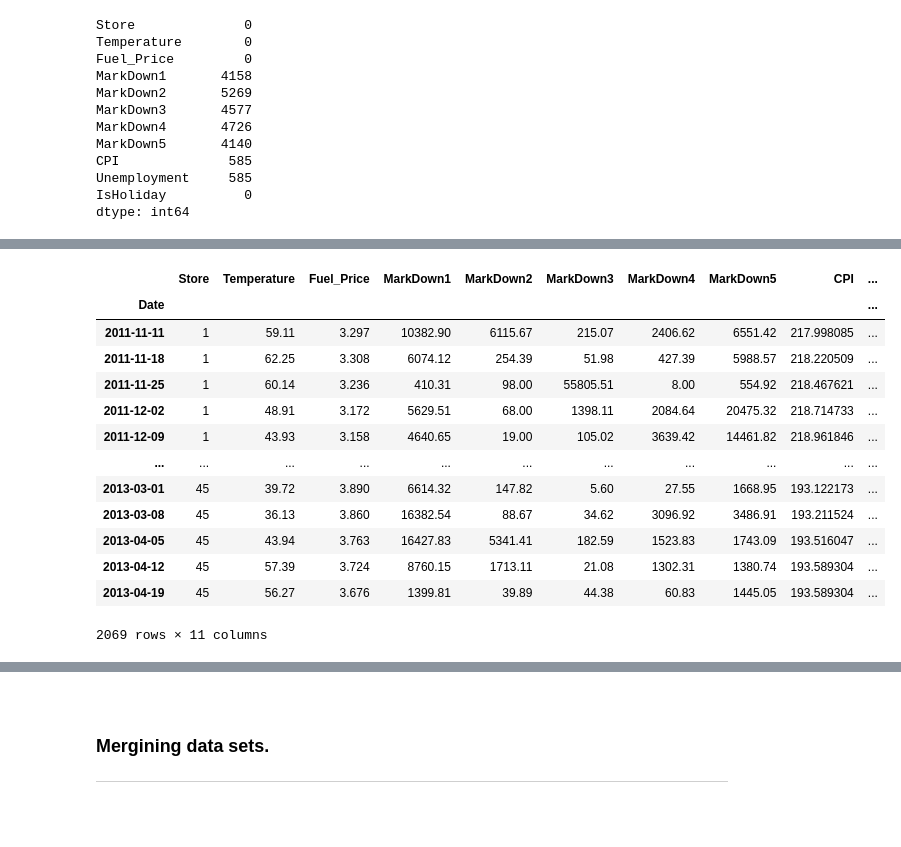
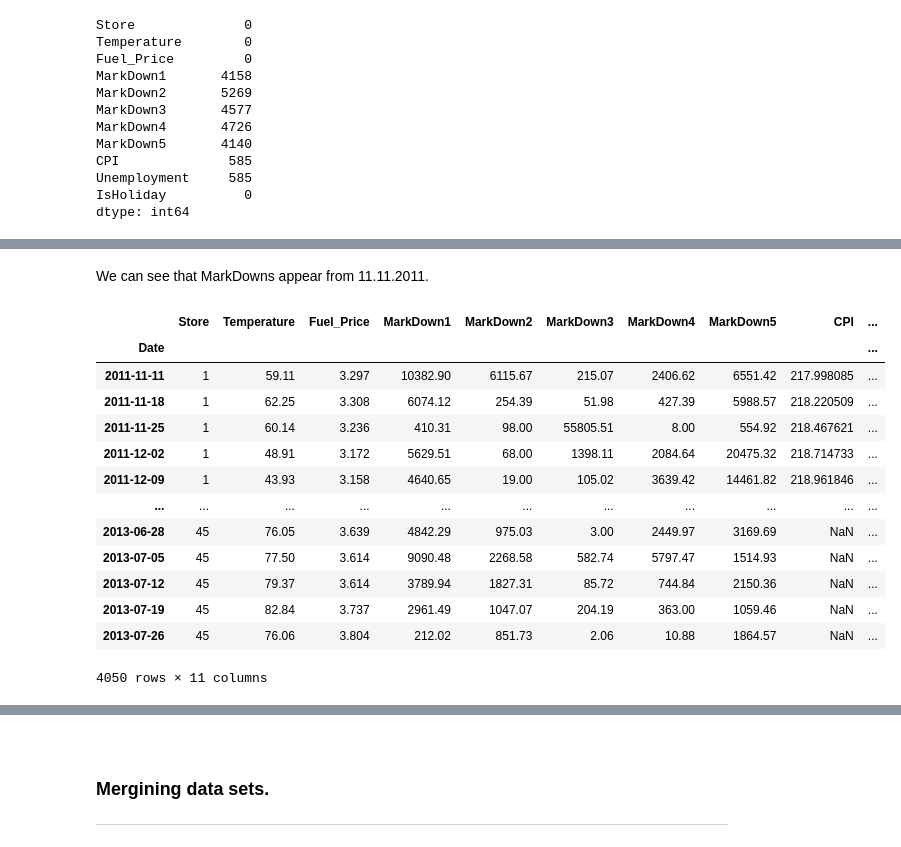
Before and after one commit to olgarozhdestvina/Sales-Forecasting, a Jupyter notebook: Sales Forecasting using Walmart Dataset.ipynb, the cells around one changed output, grey strips where cells are left out. Cells and saved outputs as stored; diff of their text form; code cells hidden in the pictures; blank space fills up the shorter version.

```diff
--- a/Sales Forecasting using Walmart Dataset.ipynb
+++ b/Sales Forecasting using Walmart Dataset.ipynb
@@ -278,18 +331,22 @@ dtype: int64
+# %% [markdown]
+We can see that MarkDowns appear from 11.11.2011.
+# %%
+features = features.loc['2011-11-11': '2013-07-26']
 # %%
-features = features.dropna()
+#features = features.dropna(subset=["MarkDown1"])
 features
 # %% [output]
 |  | Store | Temperature | Fuel_Price | MarkDown1 | MarkDown2 | MarkDown3 | MarkDown4 | MarkDown5 | CPI | ... |
 | Date |  |  |  |  |  |  |  |  |  | ... |
 | 2011-11-11 | 1 | 59.11 | 3.297 | 10382.90 | 6115.67 | 215.07 | 2406.62 | 6551.42 | 217.998085 | ... |
 | 2011-11-18 | 1 | 62.25 | 3.308 | 6074.12 | 254.39 | 51.98 | 427.39 | 5988.57 | 218.220509 | ... |
 | 2011-11-25 | 1 | 60.14 | 3.236 | 410.31 | 98.00 | 55805.51 | 8.00 | 554.92 | 218.467621 | ... |
 | 2011-12-02 | 1 | 48.91 | 3.172 | 5629.51 | 68.00 | 1398.11 | 2084.64 | 20475.32 | 218.714733 | ... |
 | 2011-12-09 | 1 | 43.93 | 3.158 | 4640.65 | 19.00 | 105.02 | 3639.42 | 14461.82 | 218.961846 | ... |
 | ... | ... | ... | ... | ... | ... | ... | ... | ... | ... | ... |
-| 2013-03-01 | 45 | 39.72 | 3.890 | 6614.32 | 147.82 | 5.60 | 27.55 | 1668.95 | 193.122173 | ... |
-| 2013-03-08 | 45 | 36.13 | 3.860 | 16382.54 | 88.67 | 34.62 | 3096.92 | 3486.91 | 193.211524 | ... |
-| 2013-04-05 | 45 | 43.94 | 3.763 | 16427.83 | 5341.41 | 182.59 | 1523.83 | 1743.09 | 193.516047 | ... |
-| 2013-04-12 | 45 | 57.39 | 3.724 | 8760.15 | 1713.11 | 21.08 | 1302.31 | 1380.74 | 193.589304 | ... |
-| 2013-04-19 | 45 | 56.27 | 3.676 | 1399.81 | 39.89 | 44.38 | 60.83 | 1445.05 | 193.589304 | ... |
+| 2013-06-28 | 45 | 76.05 | 3.639 | 4842.29 | 975.03 | 3.00 | 2449.97 | 3169.69 | NaN | ... |
+| 2013-07-05 | 45 | 77.50 | 3.614 | 9090.48 | 2268.58 | 582.74 | 5797.47 | 1514.93 | NaN | ... |
+| 2013-07-12 | 45 | 79.37 | 3.614 | 3789.94 | 1827.31 | 85.72 | 744.84 | 2150.36 | NaN | ... |
+| 2013-07-19 | 45 | 82.84 | 3.737 | 2961.49 | 1047.07 | 204.19 | 363.00 | 1059.46 | NaN | ... |
+| 2013-07-26 | 45 | 76.06 | 3.804 | 212.02 | 851.73 | 2.06 | 10.88 | 1864.57 | NaN | ... |
-2069 rows × 11 columns
+4050 rows × 11 columns
```
Also changed, not shown: parts of 35 cells of this notebook.
